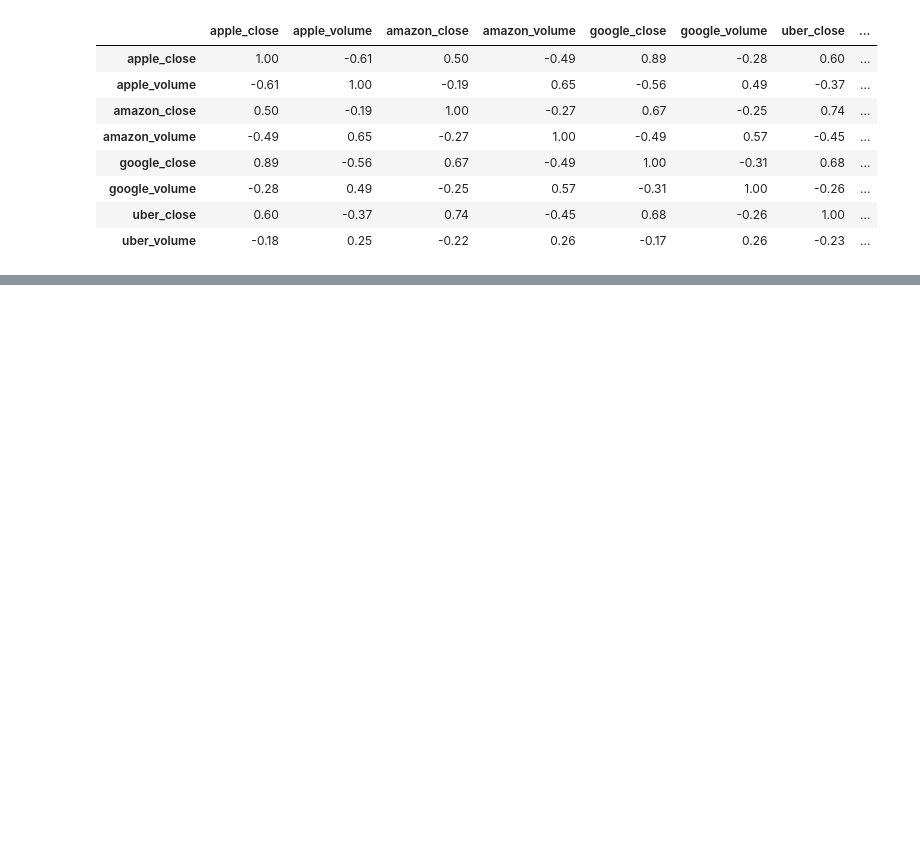
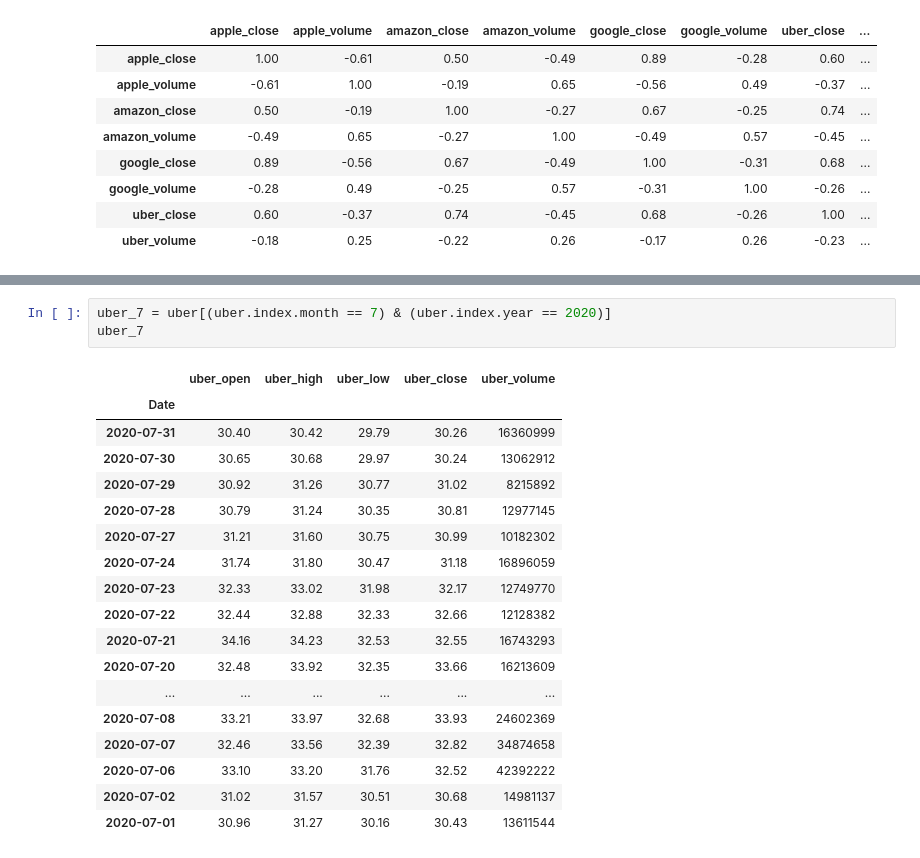
Before and after one commit to WestianPKl/data-science, a Jupyter notebook: 01_wprowadzenie/04_laczenie_danych.ipynb, the cells around one changed output, grey strips where cells are left out. Saved outputs shown, nothing was run; the diff lists cells and outputs as text; blank space fills up the shorter version.

```diff
--- a/01_wprowadzenie/04_laczenie_danych.ipynb
+++ b/01_wprowadzenie/04_laczenie_danych.ipynb
@@ -154,0 +187,22 @@ df[closes].corr()
+# %%
+uber_7 = uber[(uber.index.month == 7) & (uber.index.year == 2020)]
+uber_7
+# %% [output]
+|  | uber_open | uber_high | uber_low | uber_close | uber_volume |
+| Date |  |  |  |  |  |
+| 2020-07-31 | 30.40 | 30.42 | 29.79 | 30.26 | 16360999 |
+| 2020-07-30 | 30.65 | 30.68 | 29.97 | 30.24 | 13062912 |
+| 2020-07-29 | 30.92 | 31.26 | 30.77 | 31.02 | 8215892 |
+| 2020-07-28 | 30.79 | 31.24 | 30.35 | 30.81 | 12977145 |
+| 2020-07-27 | 31.21 | 31.60 | 30.75 | 30.99 | 10182302 |
+| 2020-07-24 | 31.74 | 31.80 | 30.47 | 31.18 | 16896059 |
+| 2020-07-23 | 32.33 | 33.02 | 31.98 | 32.17 | 12749770 |
+| 2020-07-22 | 32.44 | 32.88 | 32.33 | 32.66 | 12128382 |
+| 2020-07-21 | 34.16 | 34.23 | 32.53 | 32.55 | 16743293 |
+| 2020-07-20 | 32.48 | 33.92 | 32.35 | 33.66 | 16213609 |
+| ... | ... | ... | ... | ... | ... |
+| 2020-07-08 | 33.21 | 33.97 | 32.68 | 33.93 | 24602369 |
+| 2020-07-07 | 32.46 | 33.56 | 32.39 | 32.82 | 34874658 |
+| 2020-07-06 | 33.10 | 33.20 | 31.76 | 32.52 | 42392222 |
+| 2020-07-02 | 31.02 | 31.57 | 30.51 | 30.68 | 14981137 |
+| 2020-07-01 | 30.96 | 31.27 | 30.16 | 30.43 | 13611544 |
```
Also changed, not shown: parts of 5 cells of this notebook.
